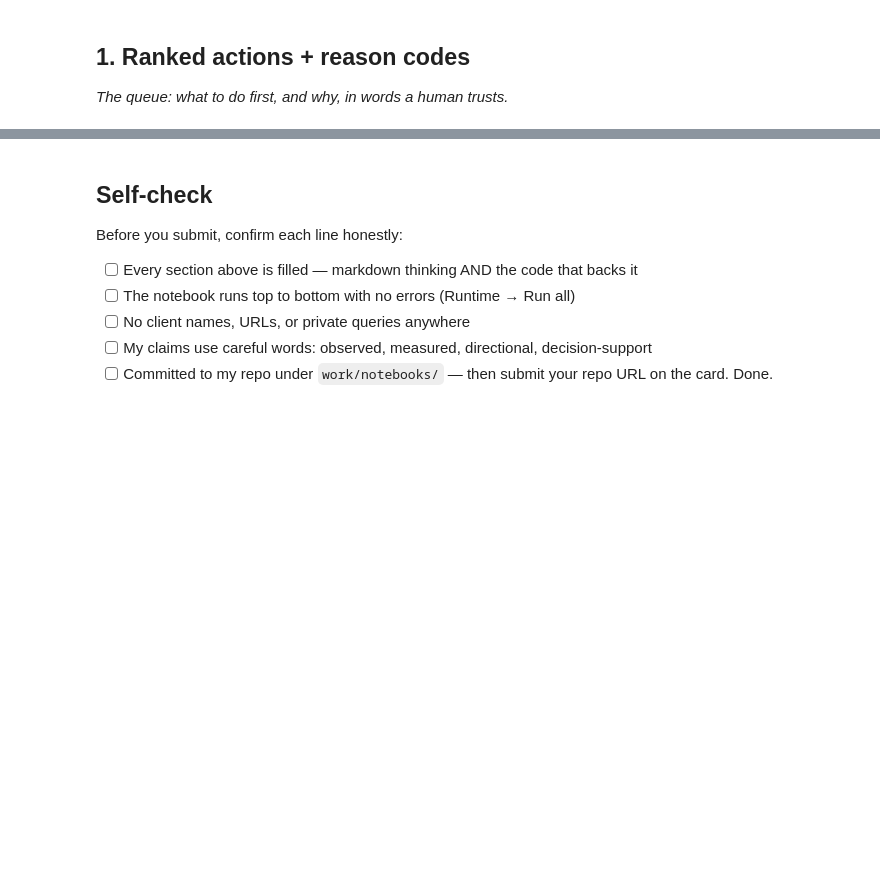
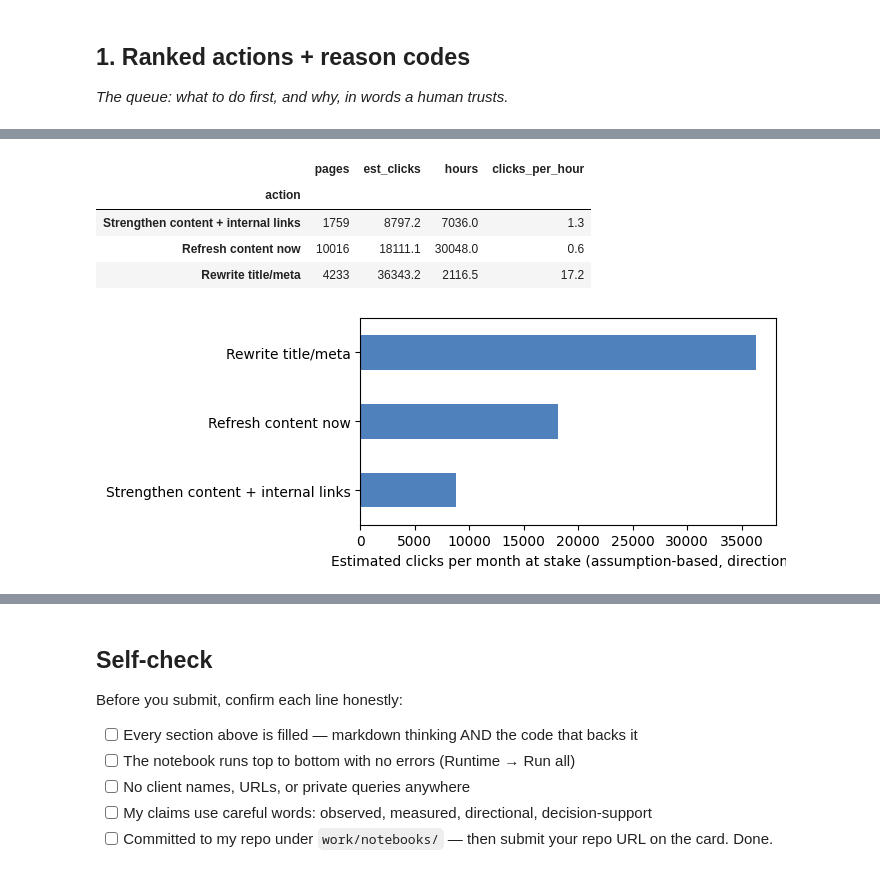
Before and after one commit to abdelrahmanmohamed05/FlyRank-AI, a Jupyter notebook: work/notebooks/w07_action_playbook.ipynb, the cells around one changed output, grey strips where cells are left out. Cells and saved outputs as stored; diff of their text form; code cells hidden in the pictures; blank space fills up the shorter version.

```diff
--- a/work/notebooks/w07_action_playbook.ipynb
+++ b/work/notebooks/w07_action_playbook.ipynb
@@ -8,0 +132,23 @@ This skeleton is yours to fill. Work the sections **in order** — each one has
+# %%
+from sklearn.ensemble import HistGradientBoostingClassifier
+from sklearn.model_selection import GroupKFold
+from sklearn.metrics import roc_auc_score, average_precision_score
+
+def make_model():
+    return HistGradientBoostingClassifier(max_depth=4, learning_rate=0.1, max_iter=150, random_state=42)
+
+X, y, groups = df[FEATURES], df["y"], df["client_hash_id"]
+
+# Out-of-fold scores: each page is scored by a model that never saw its client.
+oof = np.zeros(len(df)); fold_auc = []
+for tr, te in GroupKFold(5).split(X, y, groups):
+    m = make_model().fit(X.iloc[tr], y.iloc[tr])
+    oof[te] = m.predict_proba(X.iloc[te])[:, 1]
+    fold_auc.append(roc_auc_score(y.iloc[te], oof[te]))
+df["risk"] = oof   # a ranking score, NOT a calibrated probability
+
+auc_grouped = float(np.mean(fold_auc)); ap_grouped = float(average_precision_score(y, oof))
+top10 = df["risk"] >= df["risk"].quantile(0.90)
+lift_top10 = float(df.loc[top10, "y"].mean() / df["y"].mean())
+print(f"Grouped-CV AUC {auc_grouped:.3f} | avg precision {ap_grouped:.3f} | "
+      f"top-decile decline rate {df.loc[top10,'y'].mean():.3f} vs base {df['y'].mean():.3f} (lift {lift_top10:.2f}x)")
@@ -28,0 +309,16 @@ This skeleton is yours to fill. Work the sections **in order** — each one has
+# %%
+# ---- value by action (figure reused in the paper) ----
+by_action = queue.groupby("action").agg(pages=("queue_rank", "size"), est_clicks=("value_clicks_est", "sum"),
+                                       hours=("effort_hours", "sum")).sort_values("est_clicks")
+by_action["clicks_per_hour"] = by_action["est_clicks"] / by_action["hours"]
+display(by_action.round(1))
+ax = by_action["est_clicks"].plot.barh(figsize=(7, 2.8), color="#4f81bd")
+ax.set_xlabel("Estimated clicks per month at stake (assumption-based, directional)"); ax.set_ylabel("")
+plt.tight_layout(); plt.savefig(FIG / "w07_value_by_action.png", dpi=150); plt.show()
+# %% [output]
+|  | pages | est_clicks | hours | clicks_per_hour |
+| action |  |  |  |  |
+| Strengthen content + internal links | 1759 | 8797.2 | 7036.0 | 1.3 |
+| Refresh content now | 10016 | 18111.1 | 30048.0 | 0.6 |
+| Rewrite title/meta | 4233 | 36343.2 | 2116.5 | 17.2 |
+[figure, added]
```
Also changed, not shown: parts of 18 cells of this notebook.
